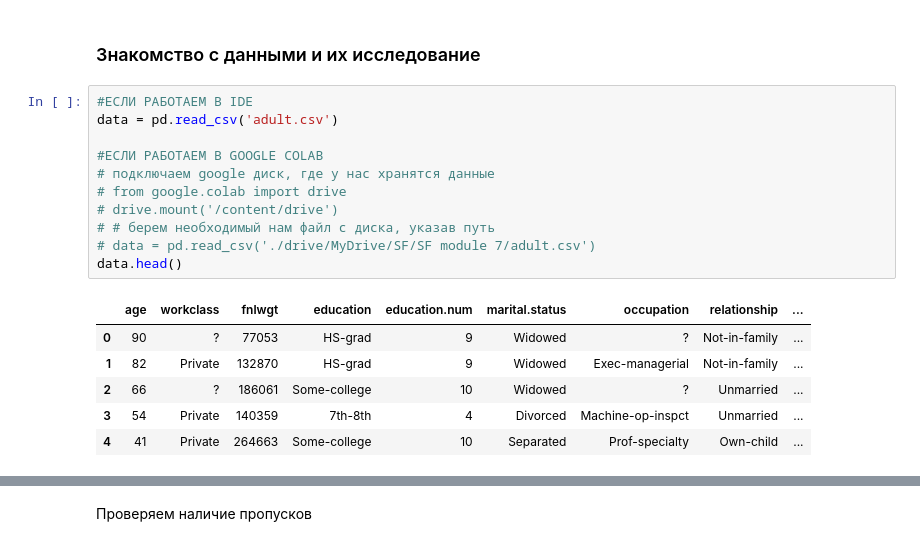
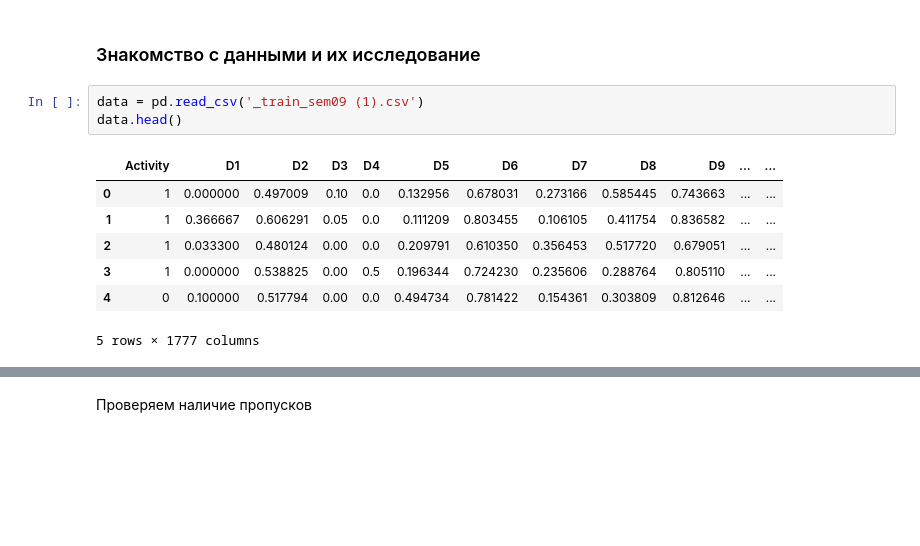
Before and after one commit to Vezdexod/sf_data_science, a Jupyter notebook: Data_Science_memory/ML7/ML-7_itog.ipynb, the cells around one changed output, grey strips where cells are left out. Saved outputs shown, nothing was run; the diff lists cells and outputs as text; blank space fills up the shorter version.

```diff
--- a/Data_Science_memory/ML7/ML-7_itog.ipynb
+++ b/Data_Science_memory/ML7/ML-7_itog.ipynb
@@ -37,20 +34,13 @@ plt.style.use('seaborn')
 # %% [markdown]
 ### Знакомство с данными и их исследование
 # %%
-#ЕСЛИ РАБОТАЕМ В IDE
-data = pd.read_csv('adult.csv')
-
-#ЕСЛИ РАБОТАЕМ В GOOGLE COLAB
-# подключаем google диск, где у нас хранятся данные
-# from google.colab import drive
-# drive.mount('/content/drive')
-# # берем необходимый нам файл с диска, указав путь
-# data = pd.read_csv('./drive/MyDrive/SF/SF module 7/adult.csv')
+data = pd.read_csv('_train_sem09 (1).csv')
 data.head()
 # %% [output]
-|  | age | workclass | fnlwgt | education | education.num | marital.status | occupation | relationship | ... |
-| 0 | 90 | ? | 77053 | HS-grad | 9 | Widowed | ? | Not-in-family | ... |
-| 1 | 82 | Private | 132870 | HS-grad | 9 | Widowed | Exec-managerial | Not-in-family | ... |
-| 2 | 66 | ? | 186061 | Some-college | 10 | Widowed | ? | Unmarried | ... |
-| 3 | 54 | Private | 140359 | 7th-8th | 4 | Divorced | Machine-op-inspct | Unmarried | ... |
-| 4 | 41 | Private | 264663 | Some-college | 10 | Separated | Prof-specialty | Own-child | ... |
+|  | Activity | D1 | D2 | D3 | D4 | D5 | D6 | D7 | D8 | D9 | ... | ... |
+| 0 | 1 | 0.000000 | 0.497009 | 0.10 | 0.0 | 0.132956 | 0.678031 | 0.273166 | 0.585445 | 0.743663 | ... | ... |
+| 1 | 1 | 0.366667 | 0.606291 | 0.05 | 0.0 | 0.111209 | 0.803455 | 0.106105 | 0.411754 | 0.836582 | ... | ... |
+| 2 | 1 | 0.033300 | 0.480124 | 0.00 | 0.0 | 0.209791 | 0.610350 | 0.356453 | 0.517720 | 0.679051 | ... | ... |
+| 3 | 1 | 0.000000 | 0.538825 | 0.00 | 0.5 | 0.196344 | 0.724230 | 0.235606 | 0.288764 | 0.805110 | ... | ... |
+| 4 | 0 | 0.100000 | 0.517794 | 0.00 | 0.0 | 0.494734 | 0.781422 | 0.154361 | 0.303809 | 0.812646 | ... | ... |
+5 rows × 1777 columns
```
Also changed, not shown: parts of 45 cells of this notebook.
